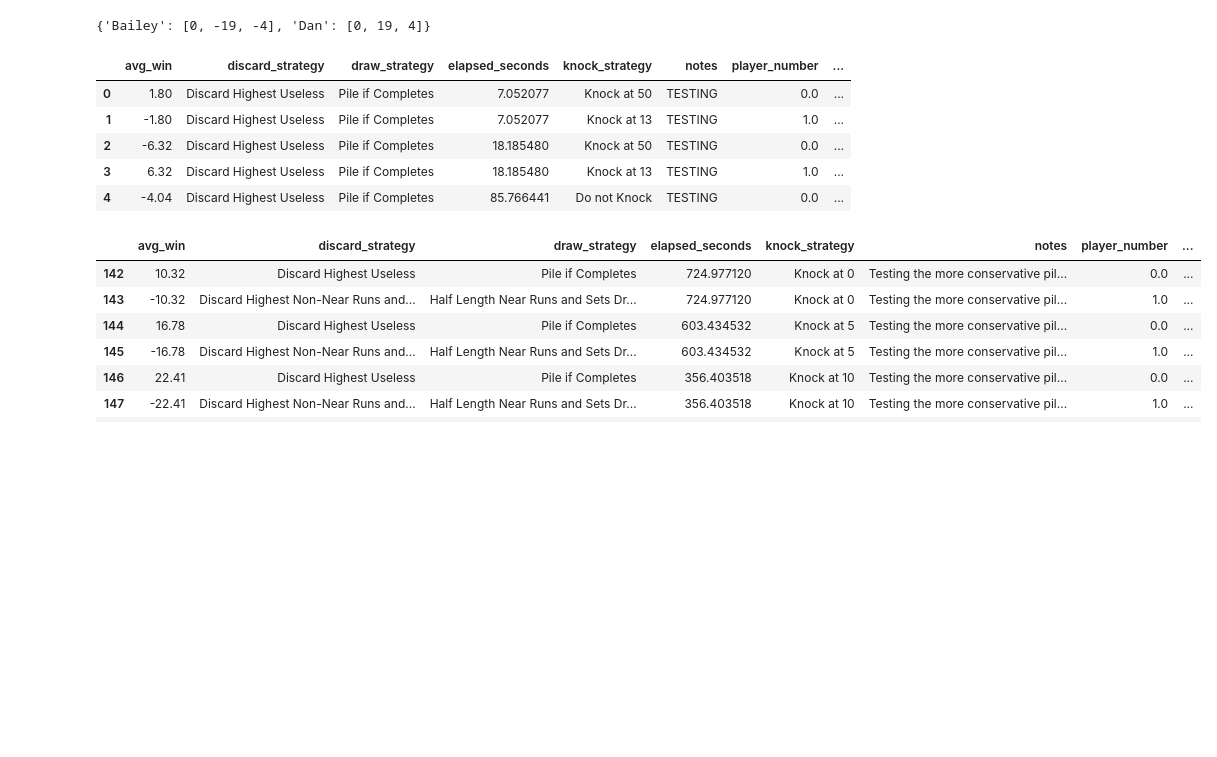
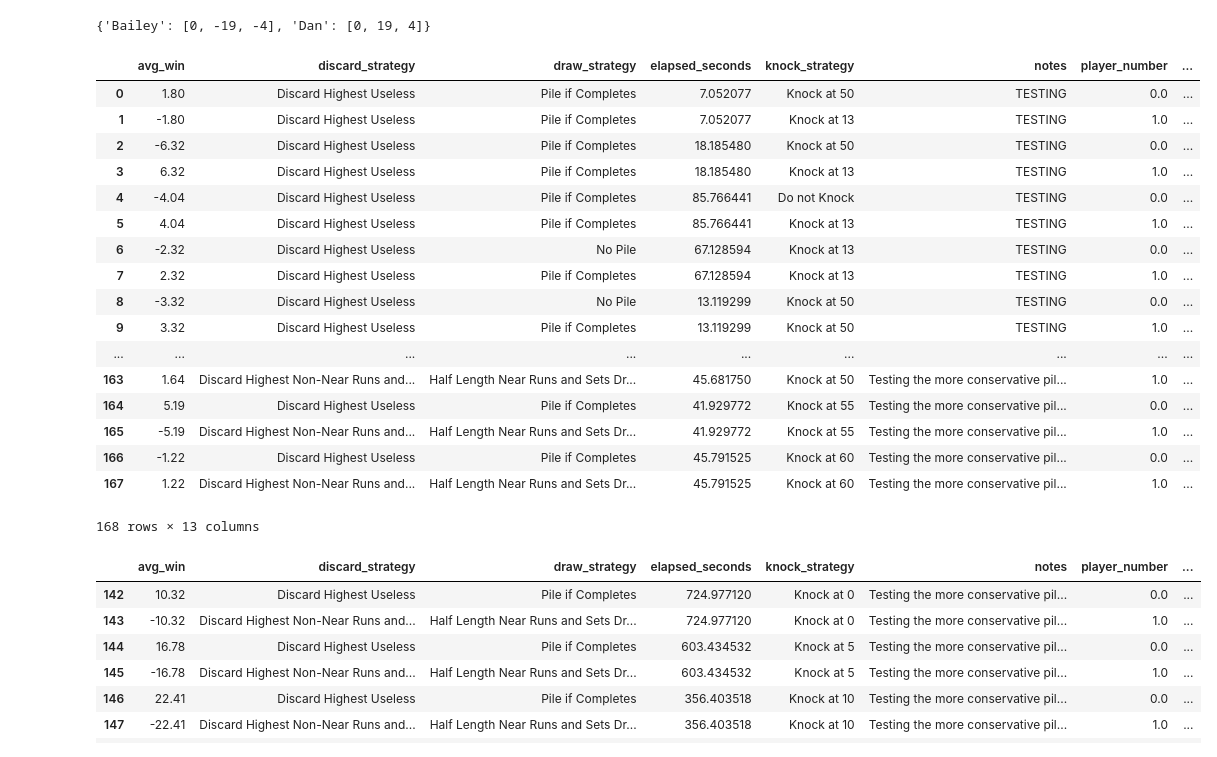
Before and after one commit to bmjoseph/NineCard, a Jupyter notebook: Analysis.ipynb, the cells around one changed output. Drawn from its saved outputs; the diff is of its cells as text; code cells hidden in the pictures; blank space fills up the shorter version.

```diff
--- a/Analysis.ipynb
+++ b/Analysis.ipynb
@@ -88,14 +165,26 @@ Dan's current score is 4
 {'Bailey': [0, -19, -4], 'Dan': [0, 19, 4]}
 # %%
 some_results = pd.read_csv("data/results.csv")
-some_results.head()
+some_results
 # %% [output]
 |  | avg_win | discard_strategy | draw_strategy | elapsed_seconds | knock_strategy | notes | player_number | ... |
 | 0 | 1.80 | Discard Highest Useless | Pile if Completes | 7.052077 | Knock at 50 | TESTING | 0.0 | ... |
 | 1 | -1.80 | Discard Highest Useless | Pile if Completes | 7.052077 | Knock at 13 | TESTING | 1.0 | ... |
 | 2 | -6.32 | Discard Highest Useless | Pile if Completes | 18.185480 | Knock at 50 | TESTING | 0.0 | ... |
 | 3 | 6.32 | Discard Highest Useless | Pile if Completes | 18.185480 | Knock at 13 | TESTING | 1.0 | ... |
 | 4 | -4.04 | Discard Highest Useless | Pile if Completes | 85.766441 | Do not Knock | TESTING | 0.0 | ... |
+| 5 | 4.04 | Discard Highest Useless | Pile if Completes | 85.766441 | Knock at 13 | TESTING | 1.0 | ... |
+| 6 | -2.32 | Discard Highest Useless | No Pile | 67.128594 | Knock at 13 | TESTING | 0.0 | ... |
+| 7 | 2.32 | Discard Highest Useless | Pile if Completes | 67.128594 | Knock at 13 | TESTING | 1.0 | ... |
+| 8 | -3.32 | Discard Highest Useless | No Pile | 13.119299 | Knock at 50 | TESTING | 0.0 | ... |
+| 9 | 3.32 | Discard Highest Useless | Pile if Completes | 13.119299 | Knock at 50 | TESTING | 1.0 | ... |
+| ... | ... | ... | ... | ... | ... | ... | ... | ... |
+| 163 | 1.64 | Discard Highest Non-Near Runs and... | Half Length Near Runs and Sets Dr... | 45.681750 | Knock at 50 | Testing the more conservative pil... | 1.0 | ... |
+| 164 | 5.19 | Discard Highest Useless | Pile if Completes | 41.929772 | Knock at 55 | Testing the more conservative pil... | 0.0 | ... |
+| 165 | -5.19 | Discard Highest Non-Near Runs and... | Half Length Near Runs and Sets Dr... | 41.929772 | Knock at 55 | Testing the more conservative pil... | 1.0 | ... |
+| 166 | -1.22 | Discard Highest Useless | Pile if Completes | 45.791525 | Knock at 60 | Testing the more conservative pil... | 0.0 | ... |
+| 167 | 1.22 | Discard Highest Non-Near Runs and... | Half Length Near Runs and Sets Dr... | 45.791525 | Knock at 60 | Testing the more conservative pil... | 1.0 | ... |
+168 rows × 13 columns
 # %%
 some_results.tail(26)
 # %% [output]
```
Also changed, not shown: parts of 2 cells of this notebook, 3 other files.
